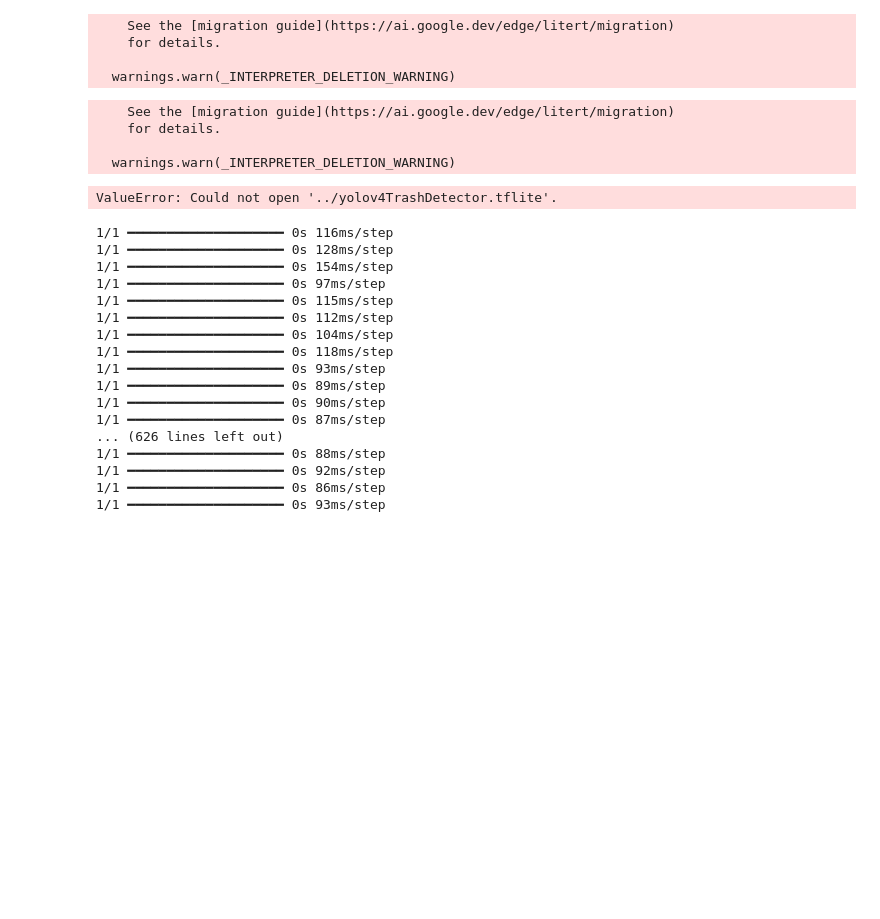
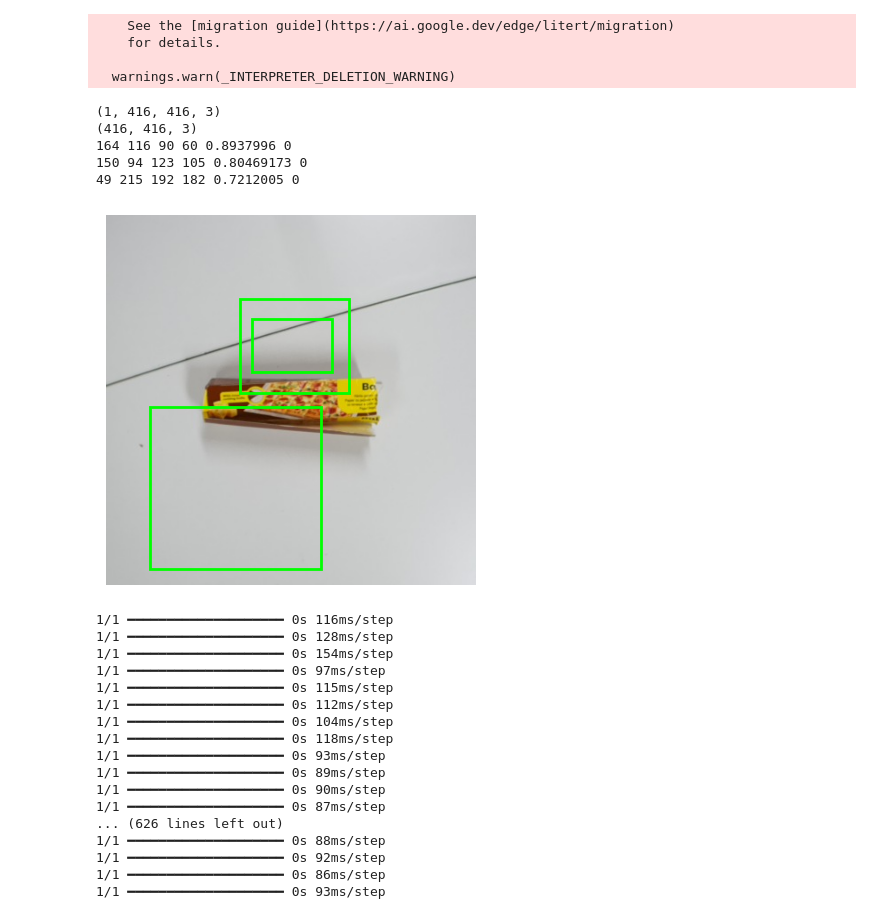
Before and after one commit to vlad-pro-coder/GarbageDetector, a Jupyter notebook: TrashDetector.ipynb, the cells around one changed output. Cells and saved outputs as stored; diff of their text form; code cells hidden in the pictures; blank space fills up the shorter version.

```diff
--- a/TrashDetector.ipynb
+++ b/TrashDetector.ipynb
@@ -911,7 +894,7 @@ import matplotlib.pyplot as plt
 import matplotlib.patches as patches
 import cv2
 
-def decode_predictions(pred, conf_thresh=0.4):
+def decode_predictions(pred, conf_thresh=0.7):
     batch_size, grid, _, anchors, channels = pred.shape
     pred = pred[0].numpy()
     boxes = []
@@ -980,9 +963,9 @@ def preprocess_image(image_path, img_size):
     image = cv2.cvtColor(image, cv2.COLOR_BGR2RGB)
     image = cv2.resize(image, (img_size, img_size))
     image = image / 255.0  # normalize
-    return tf.expand_dims(image, axis=0)
+    return tf.cast(tf.expand_dims(image, axis=0),dtype=tf.float32)
 img_size = 416  # or whatever your model uses
-image_tensor = preprocess_image("./litter.jpg", img_size)
+image_tensor = preprocess_image("./capture.jpg", img_size)
 
 interpreter = tf.lite.Interpreter(model_path="./yolov4TrashDetector.tflite",num_threads=4)
 interpreter.allocate_tensors()
@@ -1012,38 +995,39 @@ def convert_box(cx, cy, w, h, img_w, img_h):
     x = int((cx - w / 2))
     y = int((cy - h / 2))
     w = int(w)
     h = int(h)
     return x, y, w, h
 
 
 
 def plot_boxes(image, boxes, class_names=None):
     fig, ax = plt.subplots(1)
     print(image.numpy().shape)
     ax.imshow(image)
 
     for box in boxes:
         cx, cy, w, h, score, class_id = box
 
         x, y, bw, bh = convert_box(cx, cy, w, h, image.shape[1], image.shape[0])
         print(x, y, bw, bh,score, class_id)
         rect = patches.Rectangle((x, y), bw, bh, linewidth=2, edgecolor='lime', facecolor='none')
         ax.add_patch(rect)
         #label = f"{class_names[int(class_id)] if class_names else class_id}: {score:.2f}"
         #ax.text(x, y, label, color='white', fontsize=10,
         #        bbox=dict(facecolor='black', edgecolor='none', alpha=0.5))
 
     plt.axis('off')
 
 print(image_tensor.shape)
 #print(len(filtered_grid_size_13))
 plot_boxes(tf.squeeze(image_tensor, axis=0),filtered_grid_size_13)
 # %% [output]
-    See the [migration guide](https://ai.google.dev/edge/litert/migration)
-    for details.
-
-  warnings.warn(_INTERPRETER_DELETION_WARNING)
+(1, 416, 416, 3)
+(416, 416, 3)
+164 116 90 60 0.8937996 0
+150 94 123 105 0.80469173 0
+49 215 192 182 0.7212005 0
-ValueError: Could not open '../yolov4TrashDetector.tflite'.
+[figure, added]
 # %%
 import cv2
 import tensorflow as tf
```
Also changed, not shown: parts of 2 cells of this notebook, 19 other files.
